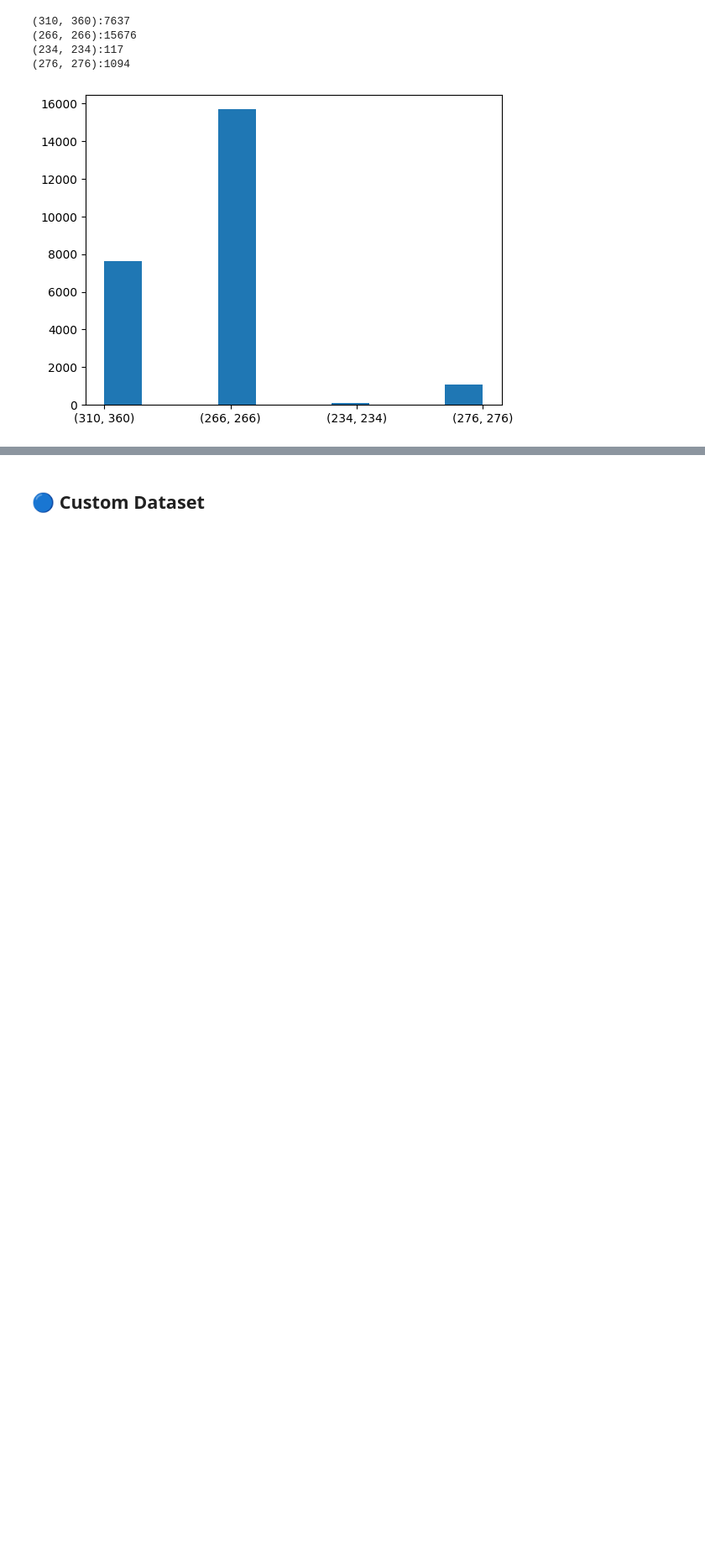
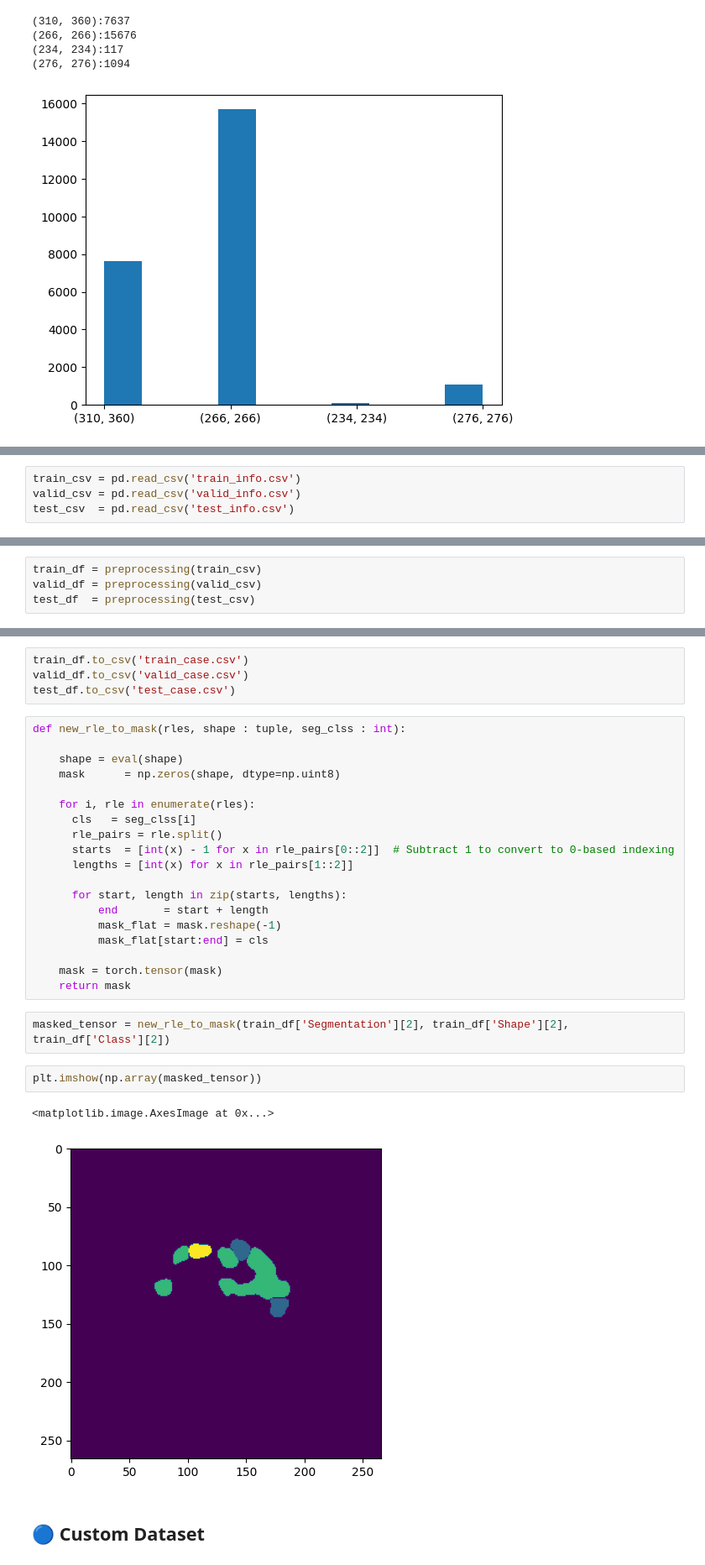
Before and after one commit to ahmadrezabaqerzade/medical-image-segmentation, a Jupyter notebook: MIS.ipynb, the cells around one changed output, grey strips where cells are left out. Shown: that part at 84% size. Cells and saved outputs as stored; diff of their text form; blank space fills up the shorter version.

Commit message:
add preprocessing part

```diff
--- a/MIS.ipynb
+++ b/MIS.ipynb
@@ -353,0 +360,4 @@ print(f"(276, 276):{csv_to_show['Shape'][csv_to_show['Shape'] == '(276, 276)'].c
+# %%
+train_csv = pd.read_csv('train_info.csv')
+valid_csv = pd.read_csv('valid_info.csv')
+test_csv  = pd.read_csv('test_info.csv')
@@ -353,0 +386,4 @@ print(f"(276, 276):{csv_to_show['Shape'][csv_to_show['Shape'] == '(276, 276)'].c
+# %%
+train_df = preprocessing(train_csv)
+valid_df = preprocessing(valid_csv)
+test_df  = preprocessing(test_csv)
@@ -354,3 +398,33 @@ print(f"(276, 276):{csv_to_show['Shape'][csv_to_show['Shape'] == '(276, 276)'].c
+# %%
+train_df.to_csv('train_case.csv')
+valid_df.to_csv('valid_case.csv')
+test_df.to_csv('test_case.csv')
+# %%
+def new_rle_to_mask(rles, shape : tuple, seg_clss : int):
+
+    shape = eval(shape)
+    mask      = np.zeros(shape, dtype=np.uint8)
+
+    for i, rle in enumerate(rles):
+      cls   = seg_clss[i]
+      rle_pairs = rle.split()
+      starts  = [int(x) - 1 for x in rle_pairs[0::2]]  # Subtract 1 to convert to 0-based indexing
+      lengths = [int(x) for x in rle_pairs[1::2]]
+
+      for start, length in zip(starts, lengths):
+          end       = start + length
+          mask_flat = mask.reshape(-1)
+          mask_flat[start:end] = cls
+
+    mask = torch.tensor(mask)
+    return mask
+# %%
+masked_tensor = new_rle_to_mask(train_df['Segmentation'][2], train_df['Shape'][2], train_df['Class'][2])
+# %%
+plt.imshow(np.array(masked_tensor))
+# %% [output]
+<matplotlib.image.AxesImage at 0x...>
+[figure, added]
 # %% [markdown]
 ## 🔵 **Custom Dataset**
 # %%
```
Also changed, not shown: parts of 9 cells of this notebook, 3 other files.
